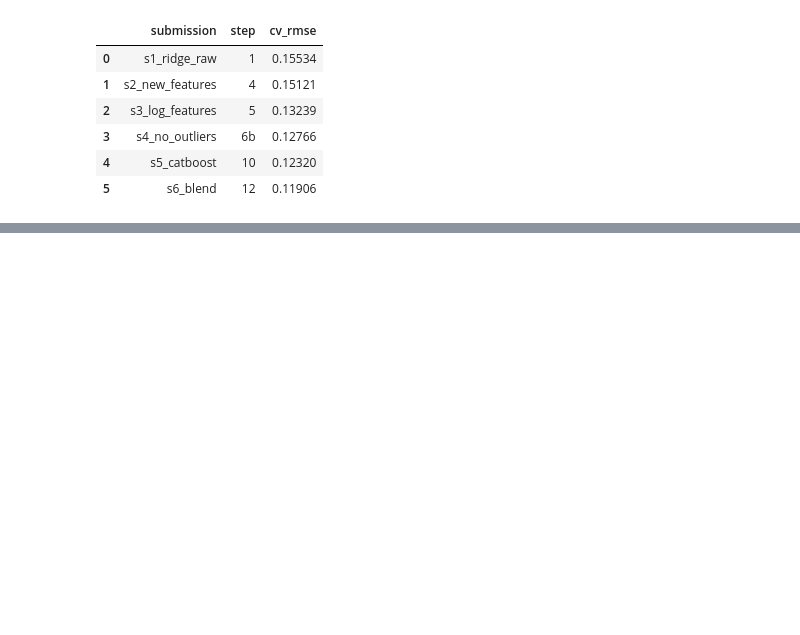
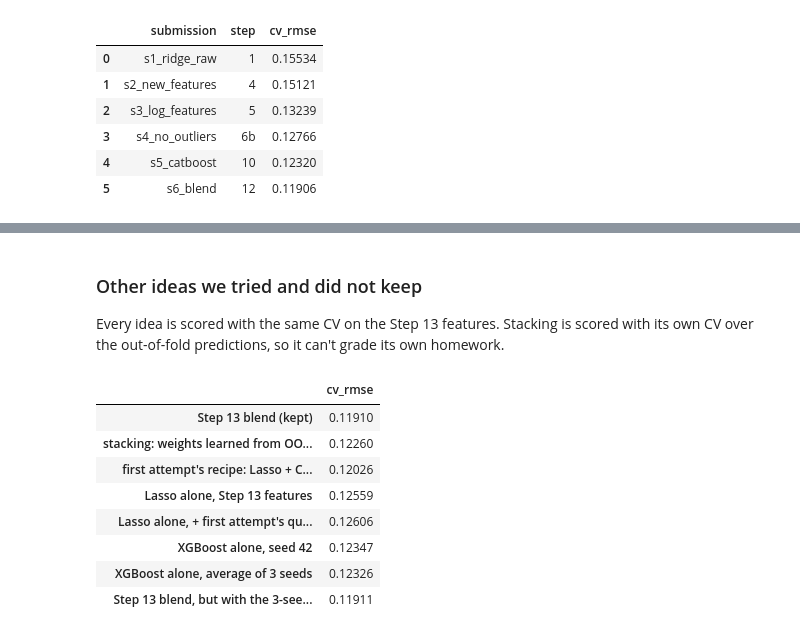
Before and after one commit to Victorshek412/kaggle-house-prices, a Jupyter notebook: v2/house_prices_v2.ipynb, the cells around one changed output, grey strips where cells are left out. Saved outputs shown, nothing was run; the diff lists cells and outputs as text; code cells hidden in the pictures; blank space fills up the shorter version.

```diff
--- a/v2/house_prices_v2.ipynb
+++ b/v2/house_prices_v2.ipynb
@@ -927,0 +1084,18 @@ summary.round(5)
+# %%
+oof13, test13 = {}, {}
+for name, (model, kind) in step13_models.items():
+    X_train_use, X_test_use = (X13, X13_test) if kind == "linear" else (X13_cat, X13_cat_test)
+    score, oof13[name], test13[name] = cv_evaluate(model, X_train_use, y, X_test_use,
+                                                   target="log", drop_outliers=False)
+    print(f"{name:9s} CV RMSE {score:.5f}")
+
+blend13_oof = np.mean(list(oof13.values()), axis=0)
+blend13_test = np.mean(list(test13.values()), axis=0)
+record("13", "Keep outliers + HugePartial flag, clean garage years; same 4-model blend",
+       np.sqrt(np.mean((y_log - blend13_oof) ** 2)))
+save_submission("s7_outlier_flag", blend13_test)
+
+for label, predictions in [("S6 blend (Step 12)", blend_test), ("S7 blend (Step 13)", blend13_test)]:
+    print(f"{label}: Id 2550 predicted at ${np.exp(predictions[huge_test][0]):,.0f}")
+change = np.abs(blend13_test - blend_test)[~huge_test]
+print(f"other test houses: median change {np.median(change):.4f}, largest change {change.max():.4f} (log scale)")
@@ -927,0 +1112,61 @@ summary.round(5)
+# %% [markdown]
+### Other ideas we tried and did not keep
+Every idea is scored with the same CV on the Step 13 features. Stacking is scored with its own
+CV over the out-of-fold predictions, so it can't grade its own homework.
+# %%
+from sklearn.linear_model import LinearRegression
+from sklearn.model_selection import cross_val_predict
+
+
+def rmse(log_predictions):
+    return np.sqrt(np.mean((y_log - log_predictions) ** 2))
+
+
+QUALITY = {"Ex": 5, "Gd": 4, "TA": 3, "Fa": 2, "Po": 1}
+
+
+def add_quality_scores(df, raw):
+    """The first attempt's extra features: quality grades as numbers, and quality x area."""
+    df = df.copy()
+    for column in ["ExterQual", "ExterCond", "BsmtQual", "BsmtCond", "HeatingQC",
+                   "KitchenQual", "FireplaceQu", "GarageQual", "GarageCond", "PoolQC"]:
+        df[column + "Score"] = raw[column].map(QUALITY).fillna(0).to_numpy()
+    df["QualityLivingArea"] = np.log1p(raw["OverallQual"] * raw["GrLivArea"]).to_numpy()
+    return df
+
+
+tried = {"Step 13 blend (kept)": rmse(blend13_oof)}
+
+oof_matrix = np.column_stack(list(oof13.values()))
+stacked = cross_val_predict(LinearRegression(positive=True), oof_matrix, y_log,
+                            cv=KFold(n_splits=5, shuffle=True, random_state=7))
+tried["stacking: weights learned from OOF predictions"] = rmse(stacked)
+
+tried["first attempt's recipe: Lasso + CatBoost 50/50"] = rmse((oof13["lasso"] + oof13["catboost"]) / 2)
+
+score, _, _ = cv_evaluate(linear_pipeline(Lasso(alpha=lasso_alpha, max_iter=50000)),
+                          add_quality_scores(X13, X4), y, add_quality_scores(X13_test, X4_test),
+                          drop_outliers=False)
+tried["Lasso alone, Step 13 features"] = rmse(oof13["lasso"])
+tried["Lasso alone, + first attempt's quality scores"] = score
+
+xgb_runs = [oof13["xgb"]]
+for seed in (7, 2026):
+    _, oof_seed, _ = cv_evaluate(make_xgb(seed), X13, y, X13_test, drop_outliers=False)
+    xgb_runs.append(oof_seed)
+tried["XGBoost alone, seed 42"] = rmse(oof13["xgb"])
+tried["XGBoost alone, average of 3 seeds"] = rmse(np.mean(xgb_runs, axis=0))
+tried["Step 13 blend, but with the 3-seed XGBoost"] = rmse(np.mean(
+    [oof13["lasso"], np.mean(xgb_runs, axis=0), oof13["catboost"], oof13["svr"]], axis=0))
+
+pd.Series(tried).round(5).to_frame("cv_rmse")
+# %% [output]
+|  | cv_rmse |
+| Step 13 blend (kept) | 0.11910 |
+| stacking: weights learned from OO... | 0.12260 |
+| first attempt's recipe: Lasso + C... | 0.12026 |
+| Lasso alone, Step 13 features | 0.12559 |
+| Lasso alone, + first attempt's qu... | 0.12606 |
+| XGBoost alone, seed 42 | 0.12347 |
+| XGBoost alone, average of 3 seeds | 0.12326 |
+| Step 13 blend, but with the 3-see... | 0.11911 |
```
Also changed, not shown: parts of 19 cells of this notebook, 10 other files.
